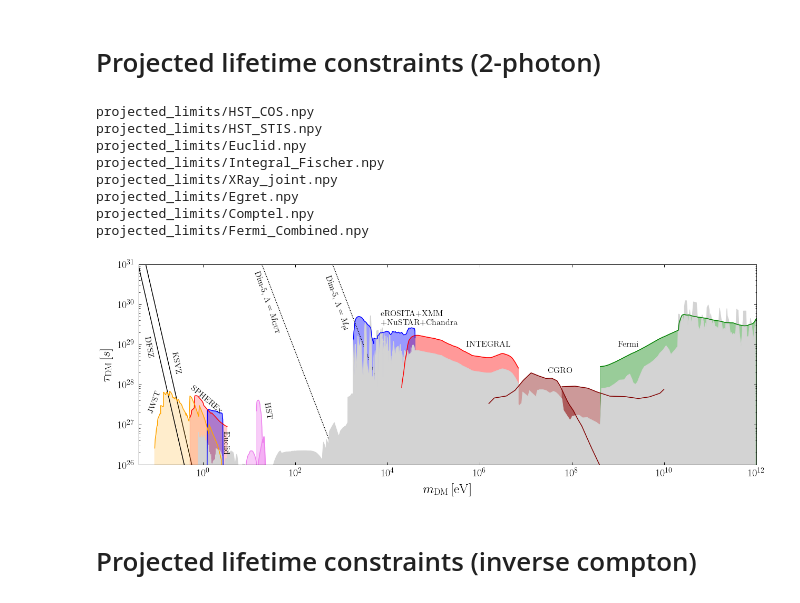
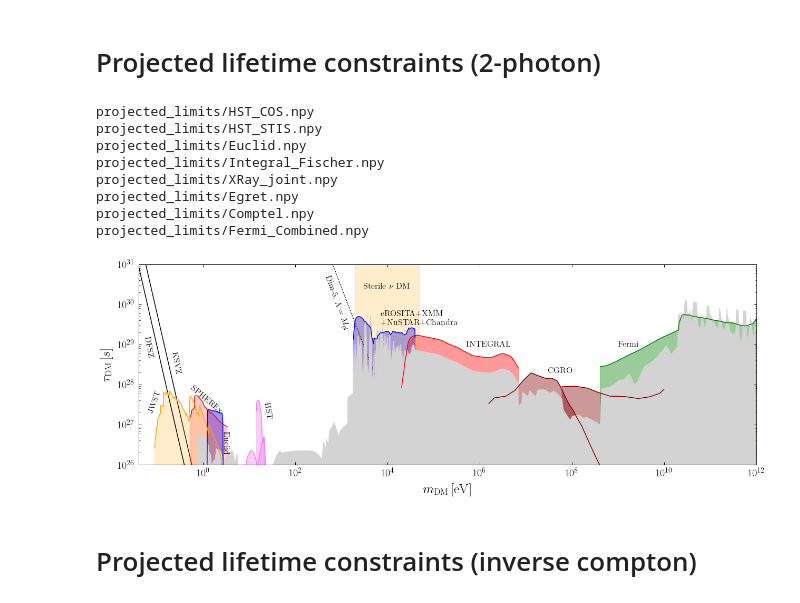
Before and after one commit to joshua-benabou/Mega_Decaying_DM_Milkyway_Analysis, a Jupyter notebook: Mega_plot.ipynb, the cells around one changed output. Drawn from its saved outputs; the diff is of its cells as text; code cells hidden in the pictures.

```diff
--- a/Mega_plot.ipynb
+++ b/Mega_plot.ipynb
@@ -335,36 +335,40 @@ plt.text(0.05,5e28,'DFSZ',fontsize=fs,rotation=-80)
 # add dim 5 decay rates
 
 
-for Lambda_GeV in [ 1e16, 2e18]:
+for Lambda_GeV in [2e18]:
     Gamma_eV  = arr_mDM_eV**3 / (Lambda_GeV*1e9)**2
     tau_s =  1/(s_to_inveV * Gamma_eV)
     plt.plot(arr_mDM_eV, tau_s, color="k",zorder=-100000,ls="dotted")
 
-plt.text(12,2e29, r'Dim-5, $\Lambda = M_\mathrm{GUT}$',fontsize=fs,rotation=-70)
+#plt.text(12,2e29, r'Dim-5, $\Lambda = M_\mathrm{GUT}$',fontsize=fs,rotation=-70)
 plt.text(400,2.5e29,r'Dim-5, $\Lambda = M_\mathrm{pl}$',fontsize=fs,rotation=-70)
 
 ################################################################
 plt.xlim([4e-2,1e12])
 plt.ylim([1e26,1e31])
 
 #plt.axvline(1.6e7,ls="--")
+
+plt.axvspan(2e3,50e3,color="orange",alpha=0.2,zorder=-40)
+plt.text(3e3,2.5e30,r'Sterile $\nu$ DM',fontsize=fs,rotation=0)
+
 ################################################################
 #plt.legend()
 plt.xscale("log")
 plt.yscale("log")
 plt.ylabel(r"$\tau_\mathrm{DM} \, [s]$")
 plt.xlabel(r"$m_\mathrm{DM}\, [\mathrm{eV}]$")
 plt.savefig("plots/mega_plot_projected_constraint_tau_2gamma.pdf",bbox_inches="tight")
 # %% [output]
 projected_limits/HST_COS.npy
 projected_limits/HST_STIS.npy
 projected_limits/Euclid.npy
 projected_limits/Integral_Fischer.npy
 projected_limits/XRay_joint.npy
 projected_limits/Egret.npy
 projected_limits/Comptel.npy
 projected_limits/Fermi_Combined.npy
-[figure, old version]
+[figure, new version]
 # %% [markdown]
 # Projected lifetime constraints (inverse compton)
 # %%
```
Also changed, not shown: 1 other file.
